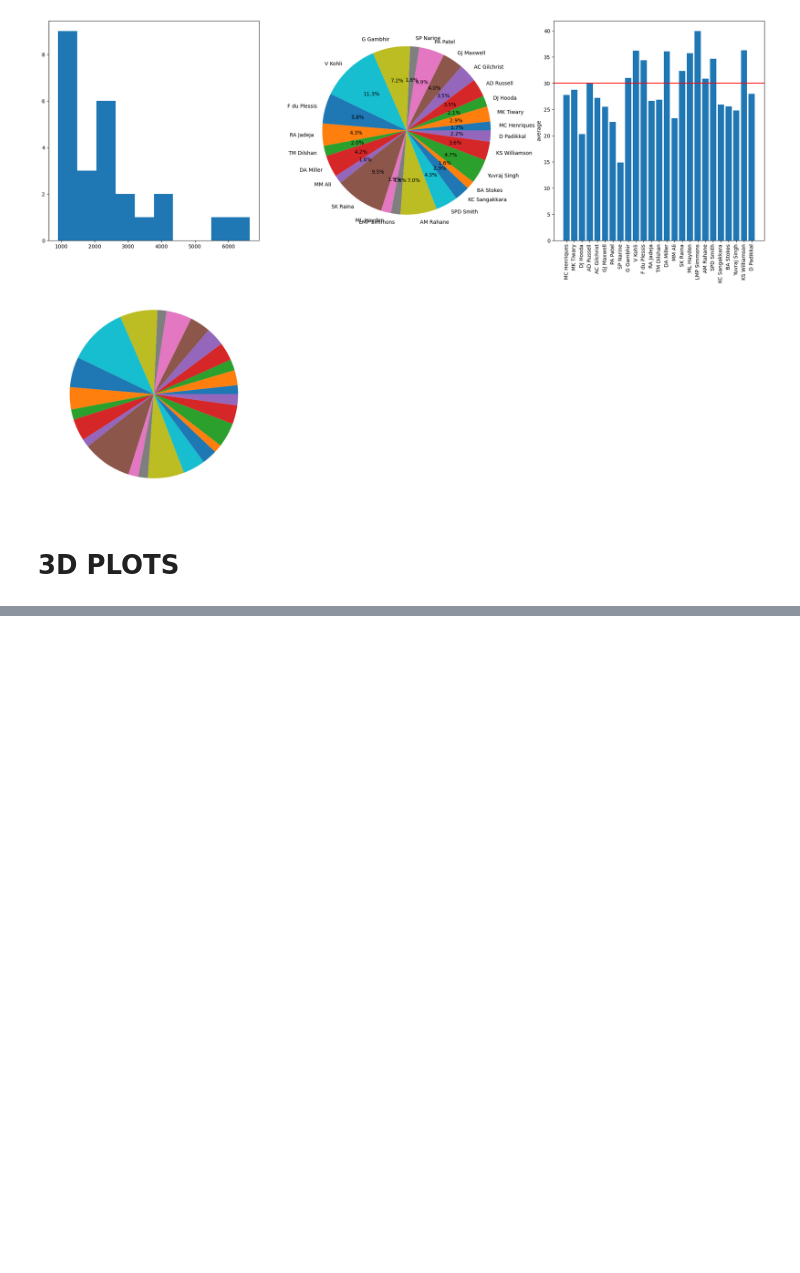
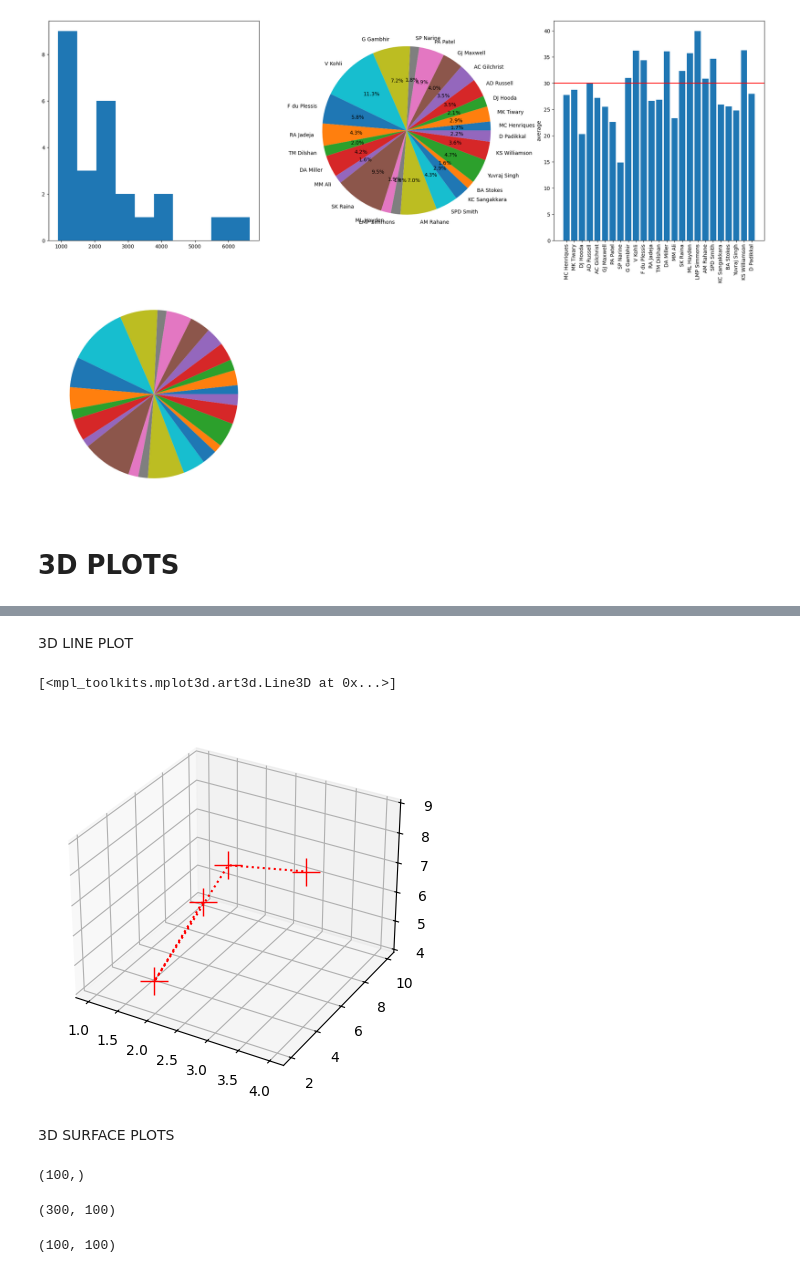
Before and after one commit to faisalkhan4k/Data-visualization, a Jupyter notebook: matplotlib1.ipynb, the cells around one changed output, grey strips where cells are left out. Drawn from its saved outputs; the diff is of its cells as text; code cells hidden in the pictures; blank space fills up the shorter version.

```diff
--- a/matplotlib1.ipynb
+++ b/matplotlib1.ipynb
@@ -160,0 +176,17 @@ fig.show()
+# %% [markdown]
+3D LINE PLOT
+# %%
+x=[1,2,3,4]
+y=[10,2,3,4]
+z=[4,5,9,9]
+
+fig = plt.figure()
+
+ax = fig.add_subplot(projection='3d')
+
+ax.plot3D(x,y,z,color='red',linestyle='dotted',markersize=20,marker='+')
+# %% [output]
+[<mpl_toolkits.mplot3d.art3d.Line3D at 0x...>]
+[figure, added]
+# %% [markdown]
+3D SURFACE PLOTS
@@ -160,0 +196,4 @@ fig.show()
+# %%
+x.shape
+# %% [output]
+(100,)
@@ -160,0 +202,4 @@ fig.show()
+# %%
+XX.shape
+# %% [output]
+(300, 100)
@@ -160,0 +208,4 @@ fig.show()
+# %%
+z.shape
+# %% [output]
+(100, 100)
```
Also changed, not shown: parts of 31 cells of this notebook, 3 other files.
